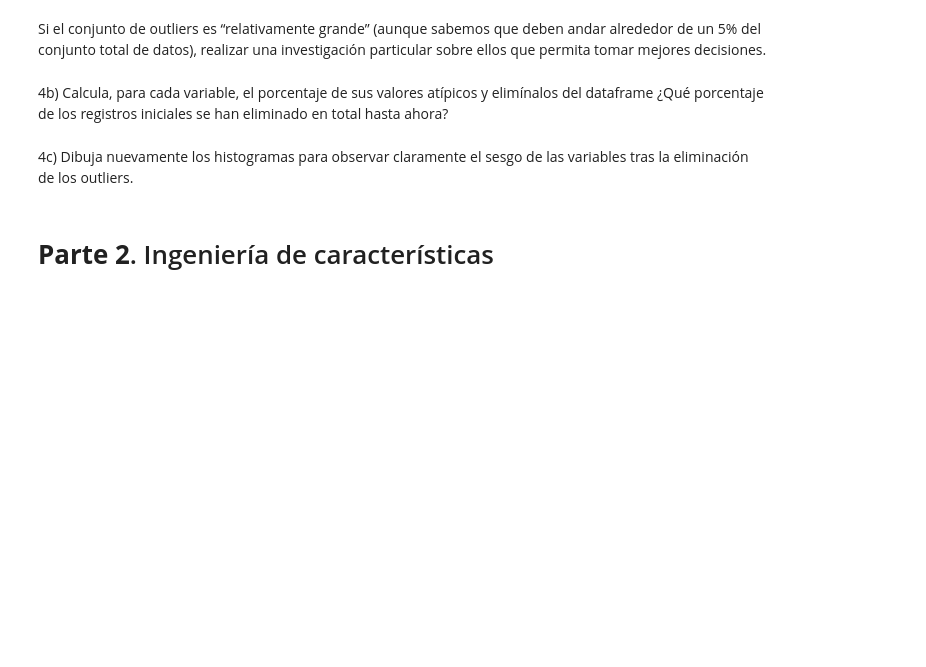
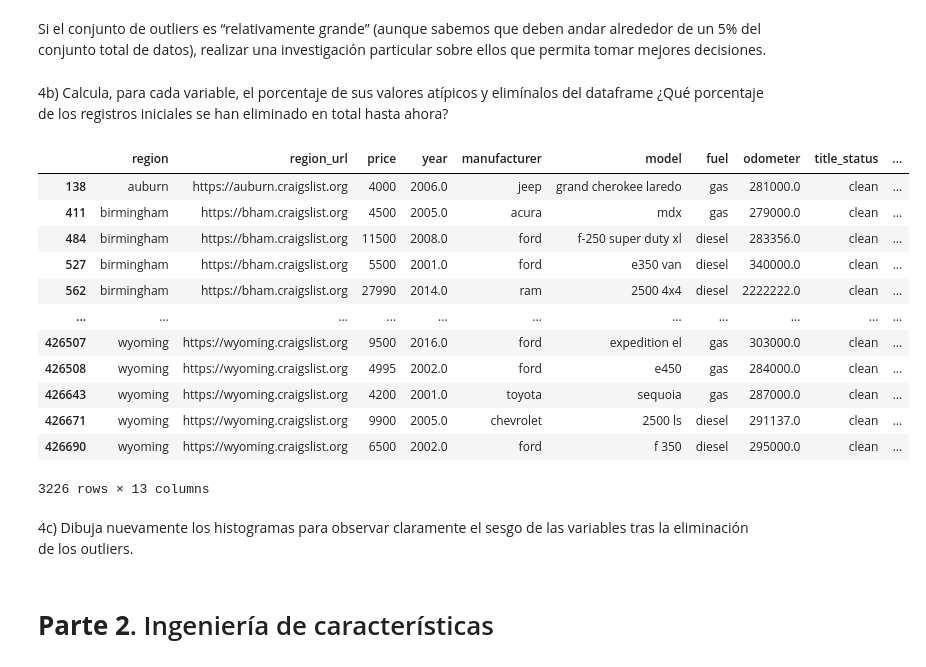
Before and after one commit to AngelBriFi/Tareas_Equipo_02, a Jupyter notebook: Actividad6FE.ipynb, the cells around one changed output. Saved outputs shown, nothing was run; the diff lists cells and outputs as text; code cells hidden in the pictures; blank space fills up the shorter version.

```diff
--- a/Actividad6FE.ipynb
+++ b/Actividad6FE.ipynb
@@ -232,6 +232,30 @@ dtype: object
 Si el conjunto de outliers es “relativamente grande” (aunque sabemos que deben andar alrededor de un 5% del conjunto total de datos), realizar una investigación particular sobre ellos que permita tomar mejores decisiones.
 # %% [markdown]
 4b) Calcula, para cada variable, el porcentaje de sus valores atípicos y elimínalos del dataframe ¿Qué porcentaje de los registros iniciales se han eliminado en total hasta ahora?
+# %%
+def df_Atipicos(df : pd.DataFrame, col : str):
+  Q1 = df[col].describe()['25%']
+  Q3 = df[col].describe()['75%']
+  IQR = Q3 - Q1
+  LL = Q1 - 1.5*IQR
+  HL = Q3 + 1.5*IQR
+  return df[(df[col] > HL) | (df[col] < LL)]
+# %%
+outOdo = df_Atipicos(cars_df,'odometer')
+# %% [output]
+|  | region | region_url | price | year | manufacturer | model | fuel | odometer | title_status | ... |
+| 138 | auburn | https://auburn.craigslist.org | 4000 | 2006.0 | jeep | grand cherokee laredo | gas | 281000.0 | clean | ... |
+| 411 | birmingham | https://bham.craigslist.org | 4500 | 2005.0 | acura | mdx | gas | 279000.0 | clean | ... |
+| 484 | birmingham | https://bham.craigslist.org | 11500 | 2008.0 | ford | f-250 super duty xl | diesel | 283356.0 | clean | ... |
+| 527 | birmingham | https://bham.craigslist.org | 5500 | 2001.0 | ford | e350 van | diesel | 340000.0 | clean | ... |
+| 562 | birmingham | https://bham.craigslist.org | 27990 | 2014.0 | ram | 2500 4x4 | diesel | 2222222.0 | clean | ... |
+| ... | ... | ... | ... | ... | ... | ... | ... | ... | ... | ... |
+| 426507 | wyoming | https://wyoming.craigslist.org | 9500 | 2016.0 | ford | expedition el | gas | 303000.0 | clean | ... |
+| 426508 | wyoming | https://wyoming.craigslist.org | 4995 | 2002.0 | ford | e450 | gas | 284000.0 | clean | ... |
+| 426643 | wyoming | https://wyoming.craigslist.org | 4200 | 2001.0 | toyota | sequoia | gas | 287000.0 | clean | ... |
+| 426671 | wyoming | https://wyoming.craigslist.org | 9900 | 2005.0 | chevrolet | 2500 ls | diesel | 291137.0 | clean | ... |
+| 426690 | wyoming | https://wyoming.craigslist.org | 6500 | 2002.0 | ford | f 350 | diesel | 295000.0 | clean | ... |
+3226 rows × 13 columns
 # %% [markdown]
 4c) Dibuja nuevamente los histogramas para observar claramente el sesgo de las variables tras la eliminación de los outliers.
 # %% [markdown]
```
Also changed, not shown: parts of 2 cells of this notebook.
